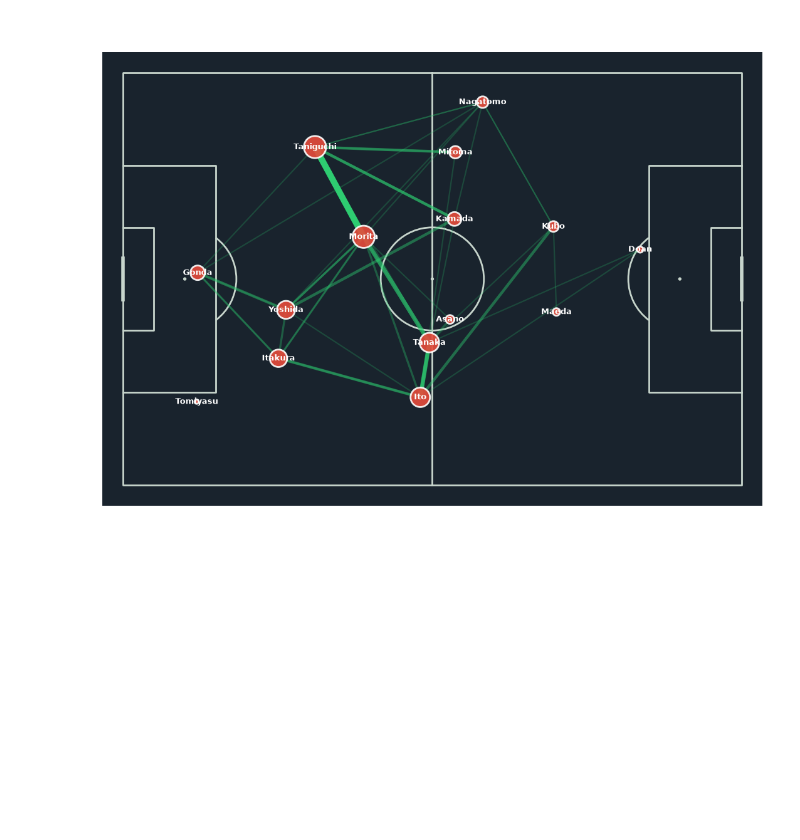
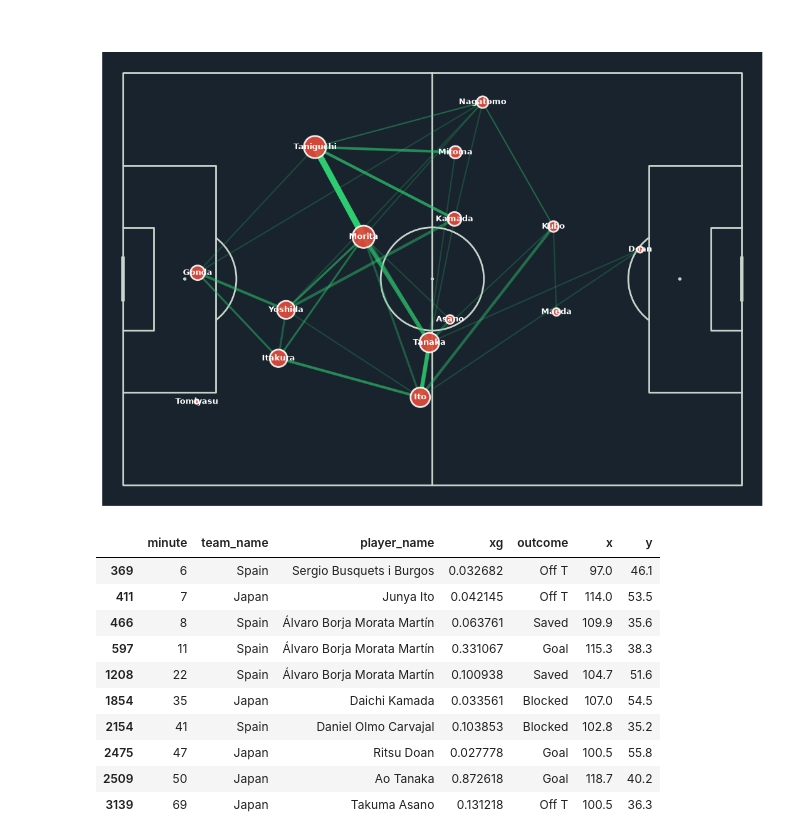
Before and after one commit to Magffbe/football-tactical-dashboard, a Jupyter notebook: experimentos.ipynb, the cells around one changed output. Cells and saved outputs as stored; diff of their text form; code cells hidden in the pictures; blank space fills up the shorter version.

```diff
--- a/experimentos.ipynb
+++ b/experimentos.ipynb
@@ -344,3 +344,41 @@ plt.title("Passing Network - Japan (Match ID: 3857255)\nTamaño del nodo: Volume
 plt.show()
 # %% [output]
 [figure]
+# %%
+import pandas as pd
+import matplotlib.pyplot as plt
+from mplsoccer import Pitch
+
+# 1. Cargamos el partido desde el JSON raw
+match_id = 3857255  # Japón vs España
+url = f"https://raw.githubusercontent.com/statsbomb/open-data/master/data/events/{match_id}.json"
+df_eventos = pd.read_json(url)
+
+# 2. Filtrar solo los tiros (Shot)
+df_eventos['type_name'] = df_eventos['type'].apply(lambda x: x['name'] if isinstance(x, dict) else '')
+df_tiros = df_eventos[df_eventos['type_name'] == 'Shot'].copy()
+
+# 3. Extraer variables clave del tiro: equipo, jugador, coordenadas X, Y, xG y resultado
+df_tiros['team_name'] = df_tiros['team'].apply(lambda x: x['name'] if isinstance(x, dict) else '')
+df_tiros['player_name'] = df_tiros['player'].apply(lambda x: x['name'] if isinstance(x, dict) else '')
+df_tiros['x'] = df_tiros['location'].apply(lambda loc: loc[0] if isinstance(loc, list) else None)
+df_tiros['y'] = df_tiros['location'].apply(lambda loc: loc[1] if isinstance(loc, list) else None)
+
+# Extraer xG y el resultado (Goal, Saved, Off Target, Blocked) del diccionario 'shot'
+df_tiros['xg'] = df_tiros['shot'].apply(lambda x: x.get('statsbomb_xg', 0) if isinstance(x, dict) else 0)
+df_tiros['outcome'] = df_tiros['shot'].apply(lambda x: x.get('outcome', {}).get('name', '') if isinstance(x, dict) else '')
+
+# Mostrar la tabla limpia con los remates
+df_tiros[['minute', 'team_name', 'player_name', 'xg', 'outcome', 'x', 'y']].head(10)
+# %% [output]
+|  | minute | team_name | player_name | xg | outcome | x | y |
+| 369 | 6 | Spain | Sergio Busquets i Burgos | 0.032682 | Off T | 97.0 | 46.1 |
+| 411 | 7 | Japan | Junya Ito | 0.042145 | Off T | 114.0 | 53.5 |
+| 466 | 8 | Spain | Álvaro Borja Morata Martín | 0.063761 | Saved | 109.9 | 35.6 |
+| 597 | 11 | Spain | Álvaro Borja Morata Martín | 0.331067 | Goal | 115.3 | 38.3 |
+| 1208 | 22 | Spain | Álvaro Borja Morata Martín | 0.100938 | Saved | 104.7 | 51.6 |
+| 1854 | 35 | Japan | Daichi Kamada | 0.033561 | Blocked | 107.0 | 54.5 |
+| 2154 | 41 | Spain | Daniel Olmo Carvajal | 0.103853 | Blocked | 102.8 | 35.2 |
+| 2475 | 47 | Japan | Ritsu Doan | 0.027778 | Goal | 100.5 | 55.8 |
+| 2509 | 50 | Japan | Ao Tanaka | 0.872618 | Goal | 118.7 | 40.2 |
+| 3139 | 69 | Japan | Takuma Asano | 0.131218 | Off T | 100.5 | 36.3 |
```
Also changed, not shown: parts of 1 cell of this notebook, 1 other file.
